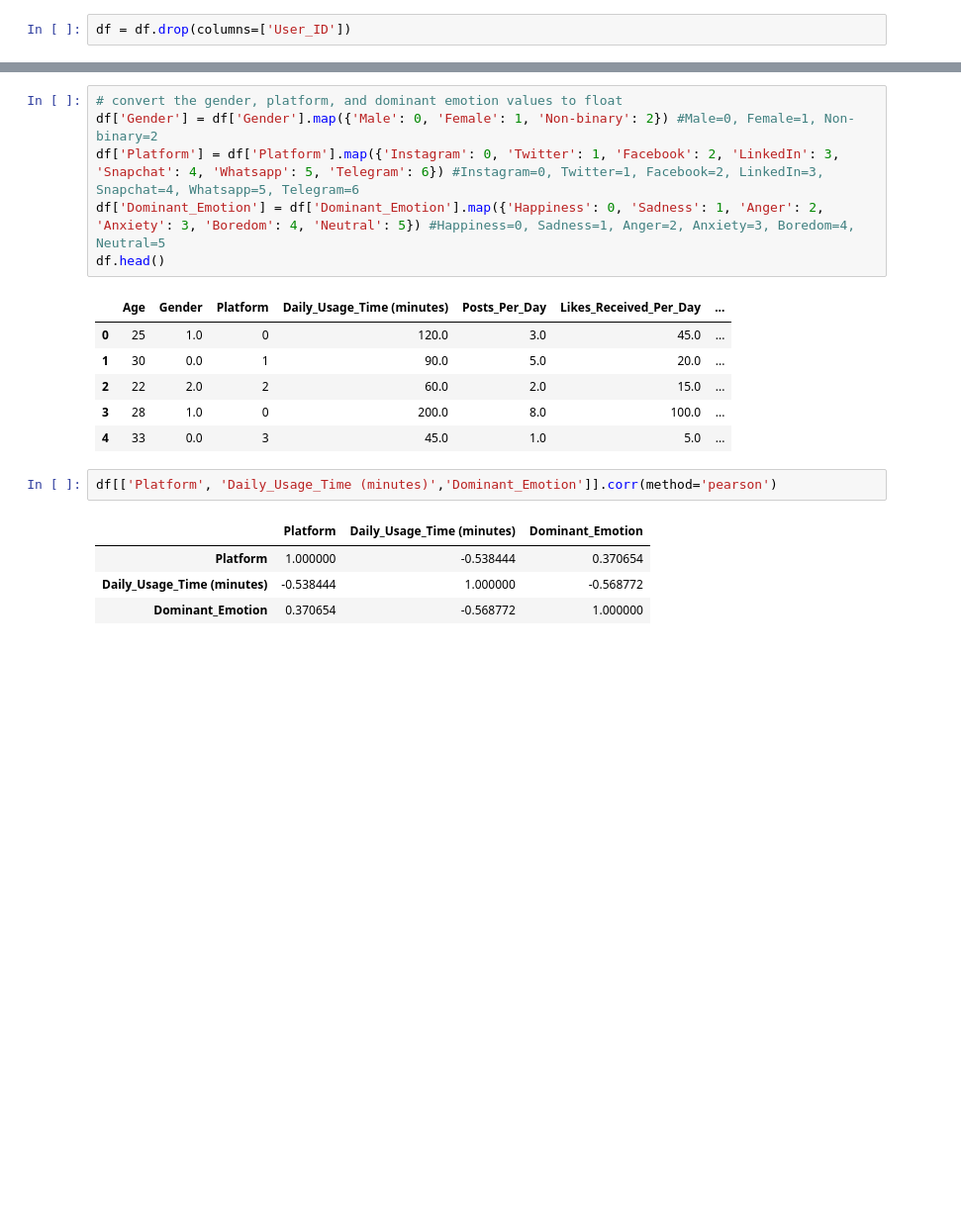
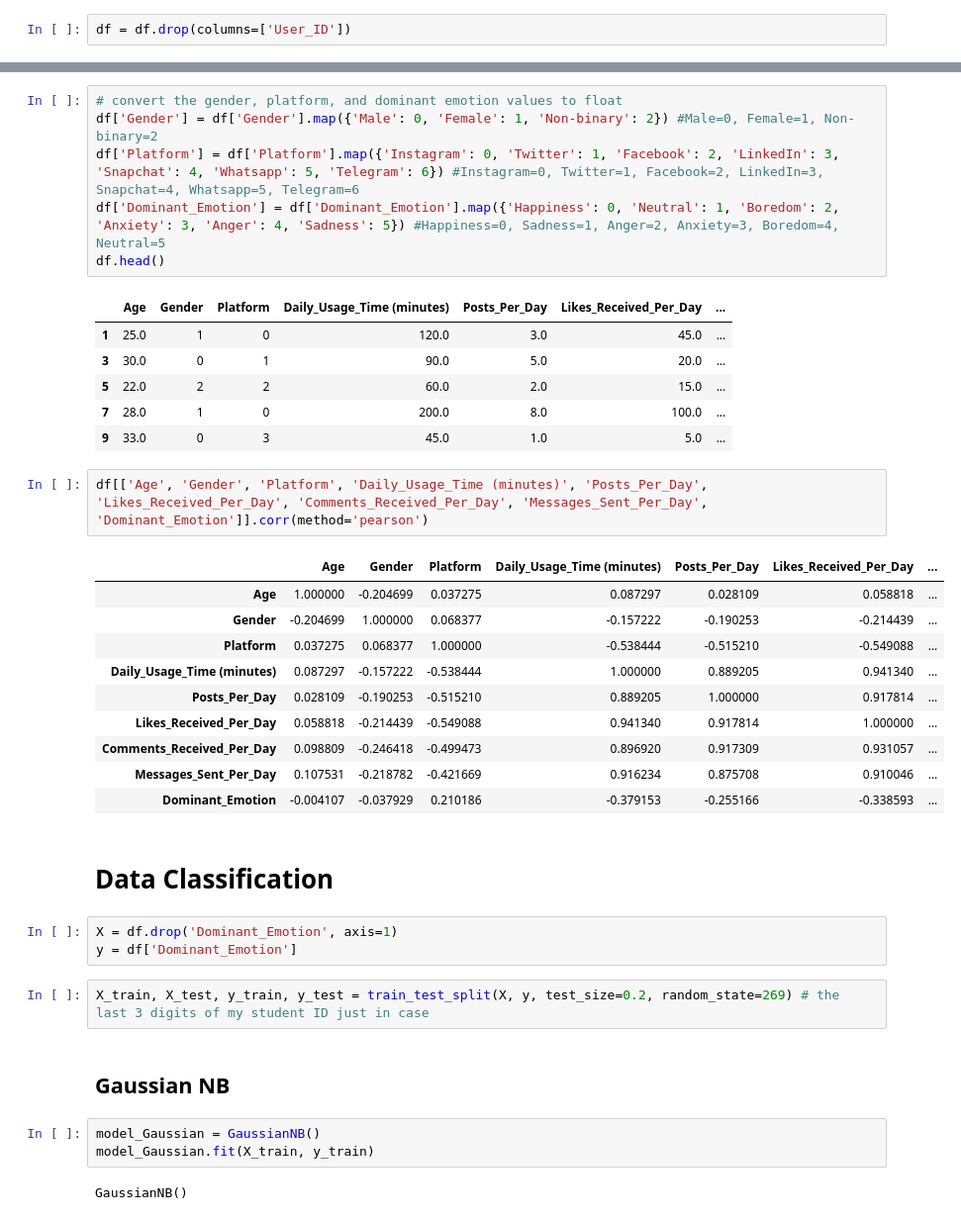
Before and after one commit to PataBasket/SocialMedia_EmotionalState, a Jupyter notebook: DSFinal2600220326-9.ipynb, the cells around one changed output, grey strips where cells are left out. Shown at 99% size. Saved outputs shown, nothing was run; the diff lists cells and outputs as text; blank space fills up the shorter version.

Commit message:
feat: :rocket: base classification with five models

```diff
--- a/DSFinal2600220326-9.ipynb
+++ b/DSFinal2600220326-9.ipynb
@@ -58,19 +63,39 @@ df.head()
 # convert the gender, platform, and dominant emotion values to float
 df['Gender'] = df['Gender'].map({'Male': 0, 'Female': 1, 'Non-binary': 2}) #Male=0, Female=1, Non-binary=2
 df['Platform'] = df['Platform'].map({'Instagram': 0, 'Twitter': 1, 'Facebook': 2, 'LinkedIn': 3, 'Snapchat': 4, 'Whatsapp': 5, 'Telegram': 6}) #Instagram=0, Twitter=1, Facebook=2, LinkedIn=3, Snapchat=4, Whatsapp=5, Telegram=6
-df['Dominant_Emotion'] = df['Dominant_Emotion'].map({'Happiness': 0, 'Sadness': 1, 'Anger': 2, 'Anxiety': 3, 'Boredom': 4, 'Neutral': 5}) #Happiness=0, Sadness=1, Anger=2, Anxiety=3, Boredom=4, Neutral=5
+df['Dominant_Emotion'] = df['Dominant_Emotion'].map({'Happiness': 0, 'Neutral': 1, 'Boredom': 2, 'Anxiety': 3, 'Anger': 4, 'Sadness': 5}) #Happiness=0, Sadness=1, Anger=2, Anxiety=3, Boredom=4, Neutral=5
 df.head()
 # %% [output]
 |  | Age | Gender | Platform | Daily_Usage_Time (minutes) | Posts_Per_Day | Likes_Received_Per_Day | ... |
-| 0 | 25 | 1.0 | 0 | 120.0 | 3.0 | 45.0 | ... |
-| 1 | 30 | 0.0 | 1 | 90.0 | 5.0 | 20.0 | ... |
-| 2 | 22 | 2.0 | 2 | 60.0 | 2.0 | 15.0 | ... |
-| 3 | 28 | 1.0 | 0 | 200.0 | 8.0 | 100.0 | ... |
-| 4 | 33 | 0.0 | 3 | 45.0 | 1.0 | 5.0 | ... |
+| 1 | 25.0 | 1 | 0 | 120.0 | 3.0 | 45.0 | ... |
+| 3 | 30.0 | 0 | 1 | 90.0 | 5.0 | 20.0 | ... |
+| 5 | 22.0 | 2 | 2 | 60.0 | 2.0 | 15.0 | ... |
+| 7 | 28.0 | 1 | 0 | 200.0 | 8.0 | 100.0 | ... |
+| 9 | 33.0 | 0 | 3 | 45.0 | 1.0 | 5.0 | ... |
 # %%
-df[['Platform', 'Daily_Usage_Time (minutes)','Dominant_Emotion']].corr(method='pearson')
+df[['Age', 'Gender', 'Platform', 'Daily_Usage_Time (minutes)', 'Posts_Per_Day', 'Likes_Received_Per_Day', 'Comments_Received_Per_Day', 'Messages_Sent_Per_Day', 'Dominant_Emotion']].corr(method='pearson')
 # %% [output]
-|  | Platform | Daily_Usage_Time (minutes) | Dominant_Emotion |
-| Platform | 1.000000 | -0.538444 | 0.370654 |
-| Daily_Usage_Time (minutes) | -0.538444 | 1.000000 | -0.568772 |
-| Dominant_Emotion | 0.370654 | -0.568772 | 1.000000 |
+|  | Age | Gender | Platform | Daily_Usage_Time (minutes) | Posts_Per_Day | Likes_Received_Per_Day | ... |
+| Age | 1.000000 | -0.204699 | 0.037275 | 0.087297 | 0.028109 | 0.058818 | ... |
+| Gender | -0.204699 | 1.000000 | 0.068377 | -0.157222 | -0.190253 | -0.214439 | ... |
+| Platform | 0.037275 | 0.068377 | 1.000000 | -0.538444 | -0.515210 | -0.549088 | ... |
+| Daily_Usage_Time (minutes) | 0.087297 | -0.157222 | -0.538444 | 1.000000 | 0.889205 | 0.941340 | ... |
+| Posts_Per_Day | 0.028109 | -0.190253 | -0.515210 | 0.889205 | 1.000000 | 0.917814 | ... |
+| Likes_Received_Per_Day | 0.058818 | -0.214439 | -0.549088 | 0.941340 | 0.917814 | 1.000000 | ... |
+| Comments_Received_Per_Day | 0.098809 | -0.246418 | -0.499473 | 0.896920 | 0.917309 | 0.931057 | ... |
+| Messages_Sent_Per_Day | 0.107531 | -0.218782 | -0.421669 | 0.916234 | 0.875708 | 0.910046 | ... |
+| Dominant_Emotion | -0.004107 | -0.037929 | 0.210186 | -0.379153 | -0.255166 | -0.338593 | ... |
+# %% [markdown]
+# Data Classification
+# %%
+X = df.drop('Dominant_Emotion', axis=1)
+y = df['Dominant_Emotion']
+# %%
+X_train, X_test, y_train, y_test = train_test_split(X, y, test_size=0.2, random_state=269) # the last 3 digits of my student ID just in case
+# %% [markdown]
+## Gaussian NB
+# %%
+model_Gaussian = GaussianNB()
+model_Gaussian.fit(X_train, y_train)
+# %% [output]
+GaussianNB()
```
Also changed, not shown: parts of 20 cells of this notebook, 1 other file.
